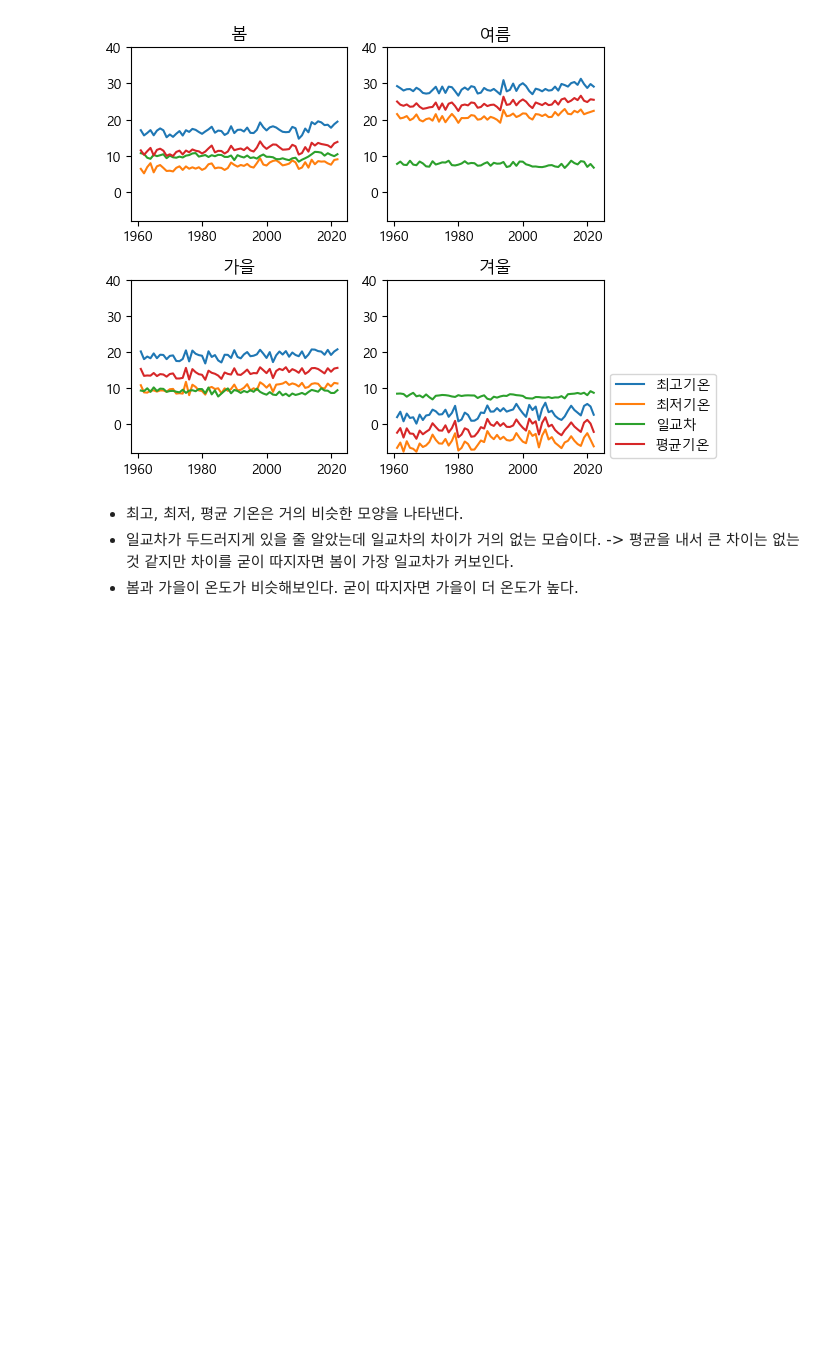
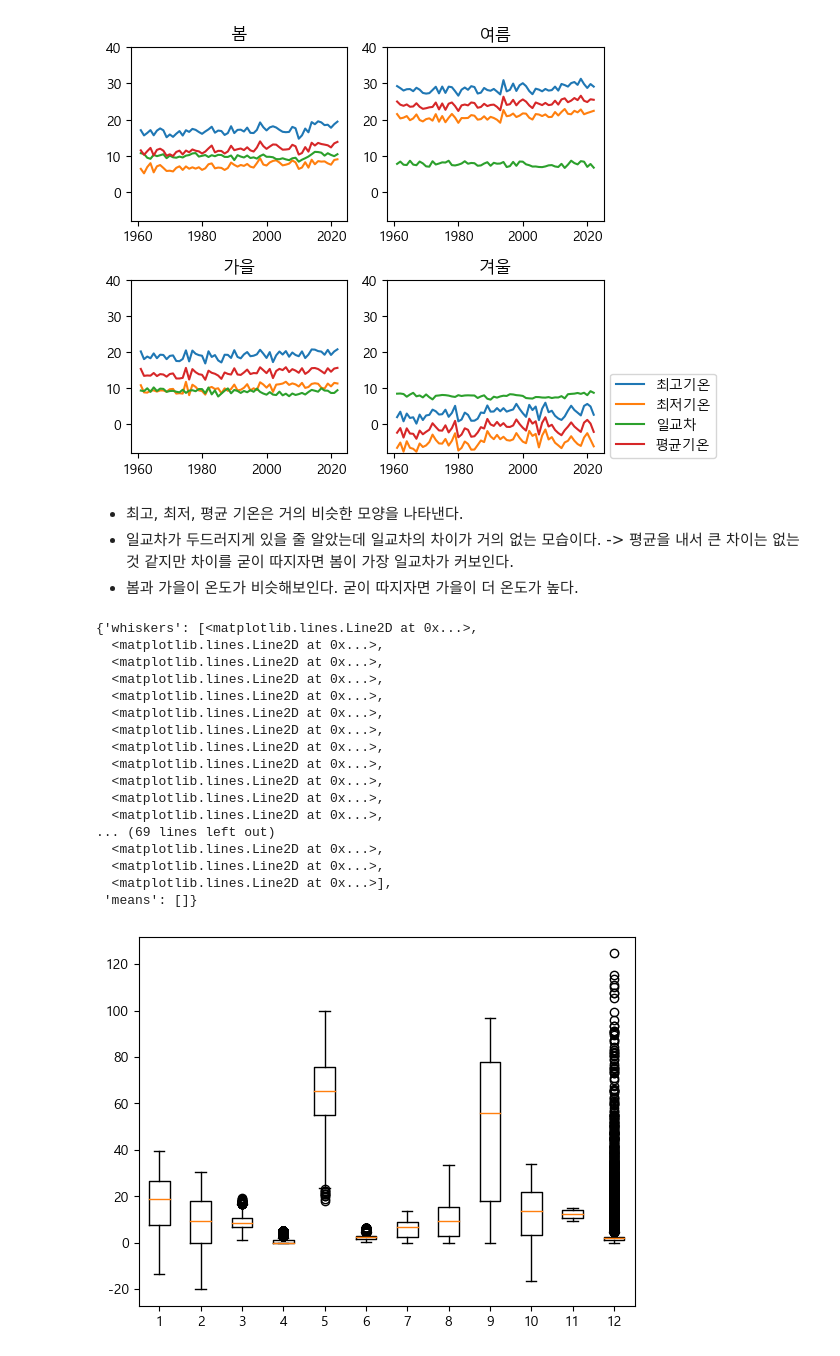
Before and after one commit to p-jiho/Temperatures_prediction, a Jupyter notebook: EDA.ipynb, the cells around one changed output. Cells and saved outputs as stored; diff of their text form; code cells hidden in the pictures; blank space fills up the shorter version.

```diff
--- a/EDA.ipynb
+++ b/EDA.ipynb
@@ -383,10 +383,12 @@ dtype: int64
 # %%
 # 가조합
 train["가조합"] = train.일조합/(train.일조율/100)
+train.가조합 = [np.nan if i == float("inf") else i for i in train.가조합]
 train.가조합 = time_interpolate(train, "가조합")
 # %%
 # 일사합/일조합
 train["일사_일조"] = train.일사합/train.일조합
+train.일사_일조 = [np.nan if i == float("inf") else i for i in train.일사_일조] # 분모가 0인 경우 임의로 값을 설정할 수 없어 보간으로 처리
 train.일사_일조 = time_interpolate(train, "일사_일조")
 # %%
 # 년, 월, 일
@@ -451,3 +463,24 @@ plt.show()
 - 최고, 최저, 평균 기온은 거의 비슷한 모양을 나타낸다.
 - 일교차가 두드러지게 있을 줄 알았는데 일교차의 차이가 거의 없는 모습이다. -> 평균을 내서 큰 차이는 없는 것 같지만 차이를 굳이 따지자면 봄이 가장 일교차가 커보인다.
 - 봄과 가을이 온도가 비슷해보인다. 굳이 따지자면 가을이 더 온도가 높다.
+# %%
+plt.boxplot(train.drop(["일시","연","월","일","계절"],axis=1))
+# %% [output]
+{'whiskers': [<matplotlib.lines.Line2D at 0x...>,
+  <matplotlib.lines.Line2D at 0x...>,
+  <matplotlib.lines.Line2D at 0x...>,
+  <matplotlib.lines.Line2D at 0x...>,
+  <matplotlib.lines.Line2D at 0x...>,
+  <matplotlib.lines.Line2D at 0x...>,
+  <matplotlib.lines.Line2D at 0x...>,
+  <matplotlib.lines.Line2D at 0x...>,
+  <matplotlib.lines.Line2D at 0x...>,
+  <matplotlib.lines.Line2D at 0x...>,
+  <matplotlib.lines.Line2D at 0x...>,
+  <matplotlib.lines.Line2D at 0x...>,
+... (69 lines left out)
+  <matplotlib.lines.Line2D at 0x...>,
+  <matplotlib.lines.Line2D at 0x...>,
+  <matplotlib.lines.Line2D at 0x...>],
+ 'means': []}
+[figure, added]
```
Also changed, not shown: parts of 16 cells of this notebook.
